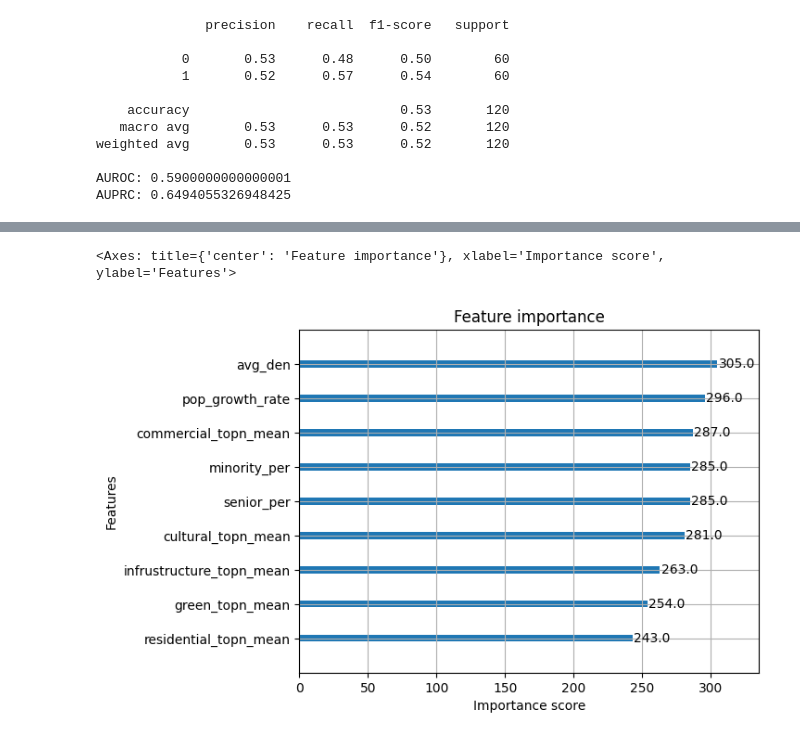
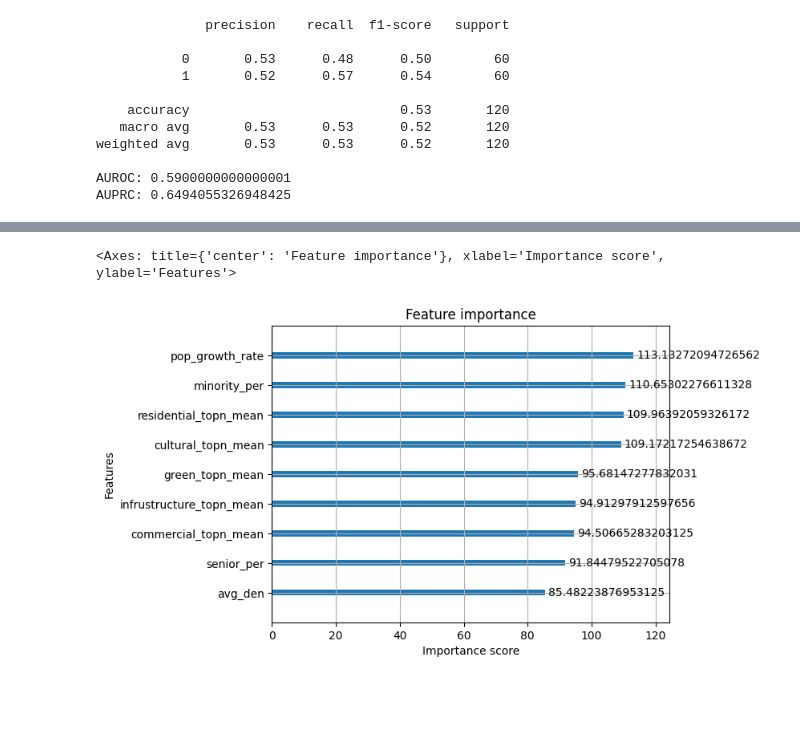
Before and after one commit to meimao76/housing_feature_gentrification, a Jupyter notebook: lsoa_model.ipynb, the cells around one changed output, grey strips where cells are left out. Saved outputs shown, nothing was run; the diff lists cells and outputs as text; code cells hidden in the pictures; blank space fills up the shorter version.

```diff
--- a/lsoa_model.ipynb
+++ b/lsoa_model.ipynb
@@ -334,0 +637,4 @@ print(anchor_lsoa_topn.head(5))
+# %%
+anchor_lsoa_topn['total_topn_score'] = anchor_lsoa_topn[
+    ['residential_topn_mean', 'commercial_topn_mean', 'green_topn_mean',
+     'cultural_topn_mean', 'infrustructure_topn_mean']].sum(axis=1)
@@ -335,5 +645,9 @@ print(anchor_lsoa_topn.head(5))
 # %%
-# 把结构变量也合并进来（你之前好像从 lsoa_label 或其他来源获得）
-final_df = pd.merge(anchor_lsoa_topn, lsoa_label[['LSOA code', 'gentrified',
-                                             'avg_den', 'pop_growth_rate', 'senior_per', 'minority_per']],
-                                             on='LSOA code')
+# 把结构变量也合并进来（你之前好像从 lsoa_label 或其他来源获得
+# topn平均值
+final_df_mean = pd.merge(anchor_lsoa_topn, lsoa_label[['LSOA code', 'gentrified', 'application_count',
+                                                        'avg_den', 'pop_growth_rate', 'senior_per', 'minority_per',
+                                                        'all_dwelling', 'shared_per', 'converted_per',
+                                                        'level_4_pop', 'level_4_per',
+                                                        'prof_occ_count', 'prof_occ_per']],
+                                            on='LSOA code')
@@ -345,0 +668,12 @@ final_df.to_csv("lsoa_model_dataframe.csv", index=False)
+# %%
+# 平均值
+features_mean = ['pop_growth_rate', 'avg_den', 'senior_per', 'minority_per',
+                'all_dwelling', 'shared_per', 'converted_per',
+                'level_4_pop', 'level_4_per',
+                'prof_occ_count', 'prof_occ_per',
+                'residential_topn_mean', 'commercial_topn_mean', 'green_topn_mean', 'cultural_topn_mean', 'infrustructure_topn_mean',
+                'application_count','total_topn_score']
+base = ['pop_growth_rate', 'avg_den', 'senior_per','minority_per',
+        'all_dwelling', 'shared_per', 'converted_per',
+        'level_4_pop', 'level_4_per',
+        'prof_occ_count', 'prof_occ_per']
@@ -398,0 +772,13 @@ print(scale_pos_weight)
+# %%
+from sklearn.metrics import f1_score
+
+thresholds = np.linspace(0.05, 0.5, 30)
+f1_scores = []
+
+for t in thresholds:
+    y_pred = (y_proba >= t).astype(int)
+    f1 = f1_score(y_test, y_pred)
+    f1_scores.append(f1)
+
+best_threshold = thresholds[np.argmax(f1_scores)]
+print(f"Best F1: {max(f1_scores):.4f} at threshold: {best_threshold:.2f}")
@@ -520,9 +1074,9 @@ AUPRC: 0.6494055326948425
 # %%
 from xgboost import plot_importance
-plot_importance(model)
+plot_importance(model, importance_type='cover')
 # %% [output]
 <Axes: title={'center': 'Feature importance'}, xlabel='Importance score', ylabel='Features'>
-[figure, old version]
+[figure, new version]
 # %%
 import shap
 
```
Also changed, not shown: parts of 83 cells of this notebook, 18 other files.
